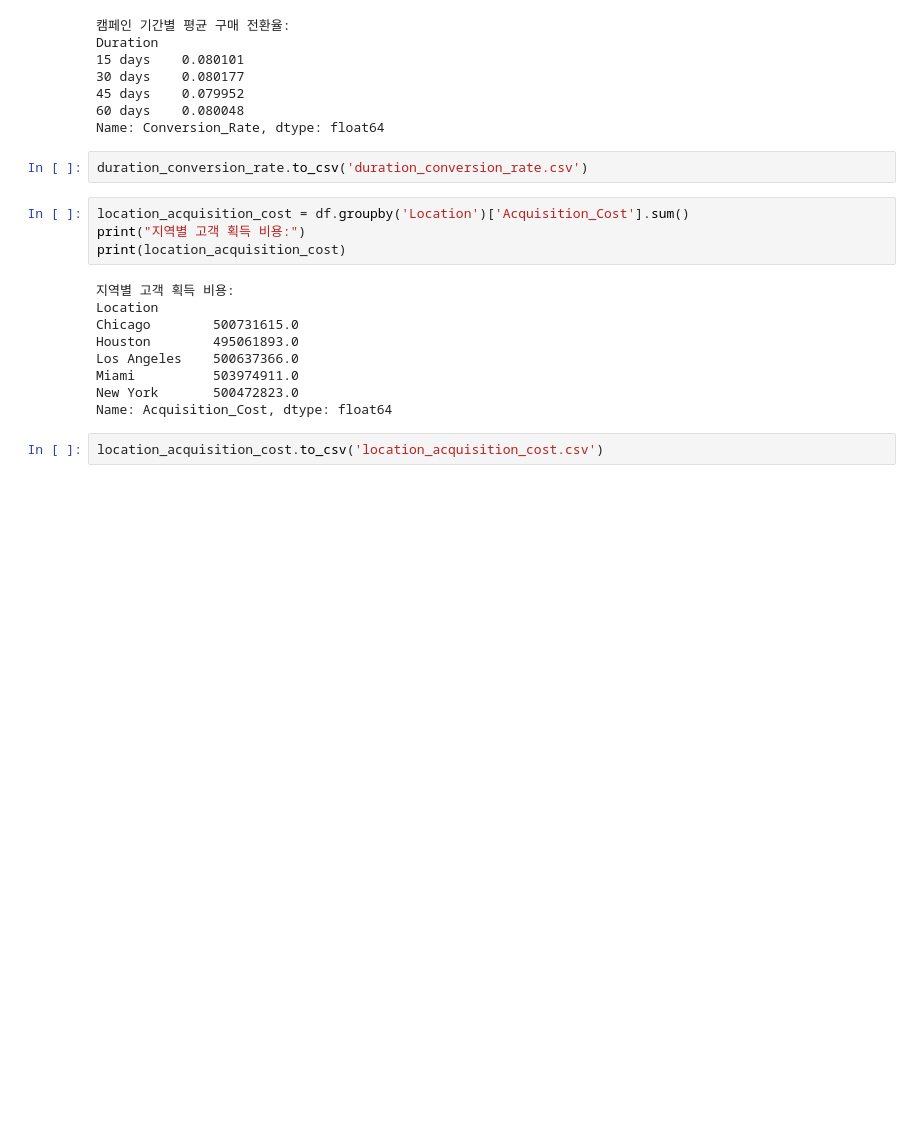
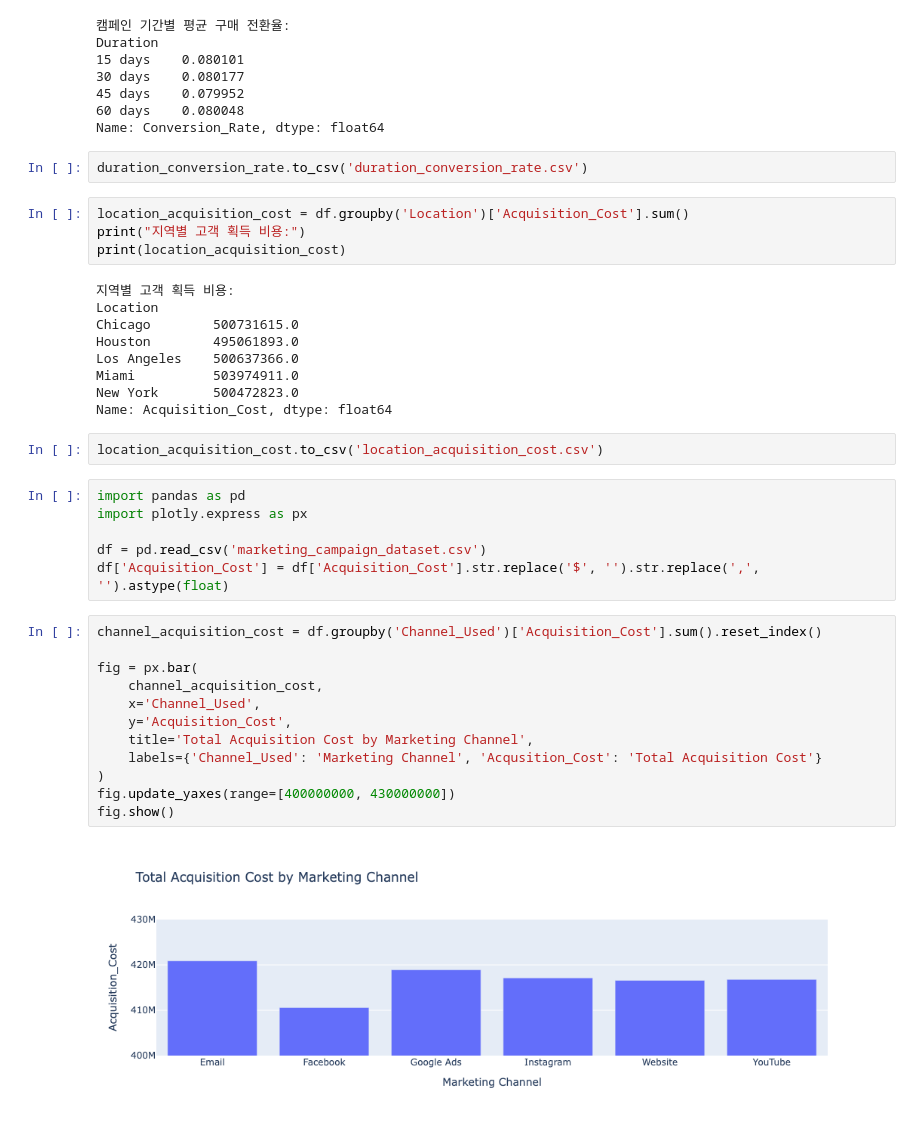
Before and after one commit to rekdms/data-Analysis, a Jupyter notebook: fun-coding/ch10.ipynb, the cells around one changed output. Saved outputs shown, nothing was run; the diff lists cells and outputs as text; blank space fills up the shorter version.

```diff
--- a/fun-coding/ch10.ipynb
+++ b/fun-coding/ch10.ipynb
@@ -126,3 +126,23 @@ New York       500472823.0
 Name: Acquisition_Cost, dtype: float64
 # %%
 location_acquisition_cost.to_csv('location_acquisition_cost.csv')
+# %%
+import pandas as pd
+import plotly.express as px
+
+df = pd.read_csv('marketing_campaign_dataset.csv')
+df['Acquisition_Cost'] = df['Acquisition_Cost'].str.replace('$', '').str.replace(',', '').astype(float)
+# %%
+channel_acquisition_cost = df.groupby('Channel_Used')['Acquisition_Cost'].sum().reset_index()
+
+fig = px.bar(
+    channel_acquisition_cost,
+    x='Channel_Used',
+    y='Acquisition_Cost',
+    title='Total Acquisition Cost by Marketing Channel',
+    labels={'Channel_Used': 'Marketing Channel', 'Acqusition_Cost': 'Total Acquisition Cost'}
+)
+fig.update_yaxes(range=[400000000, 430000000])
+fig.show()
+# %% [output]
+[figure, added]
```
Also changed, not shown: parts of 6 cells of this notebook, 1 other file.
